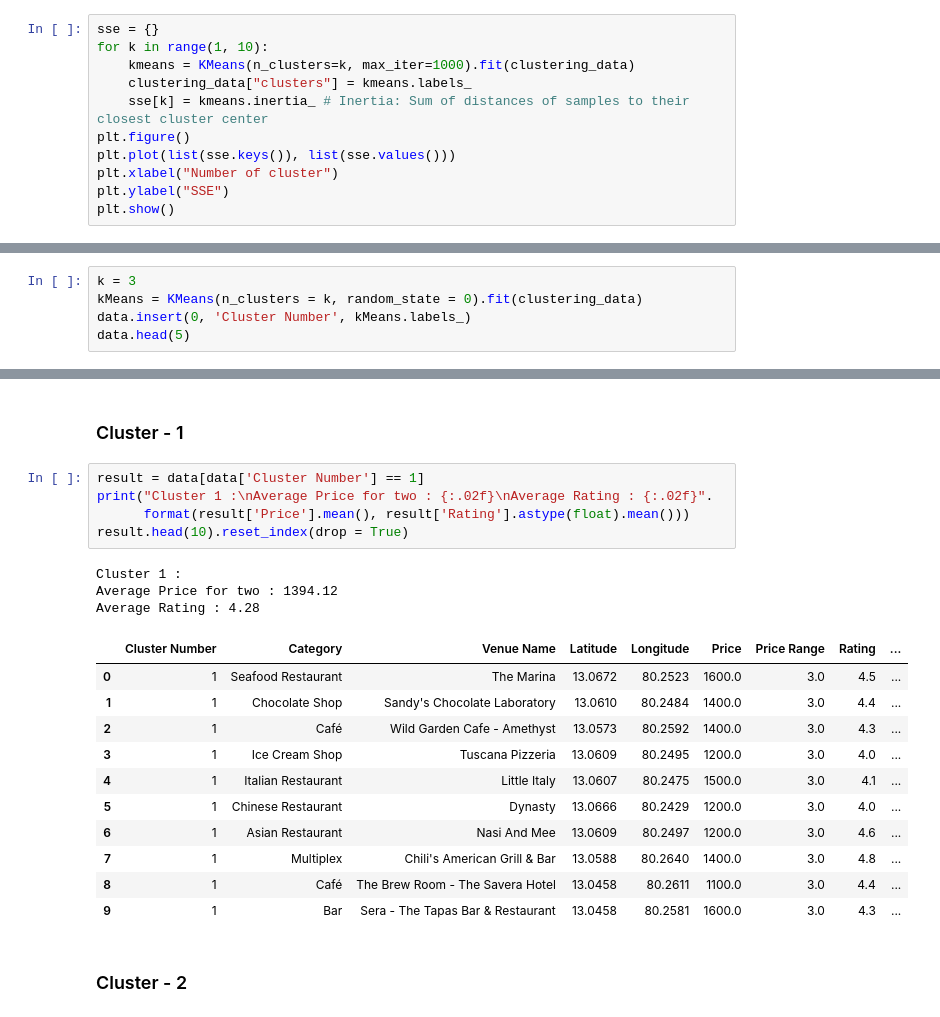
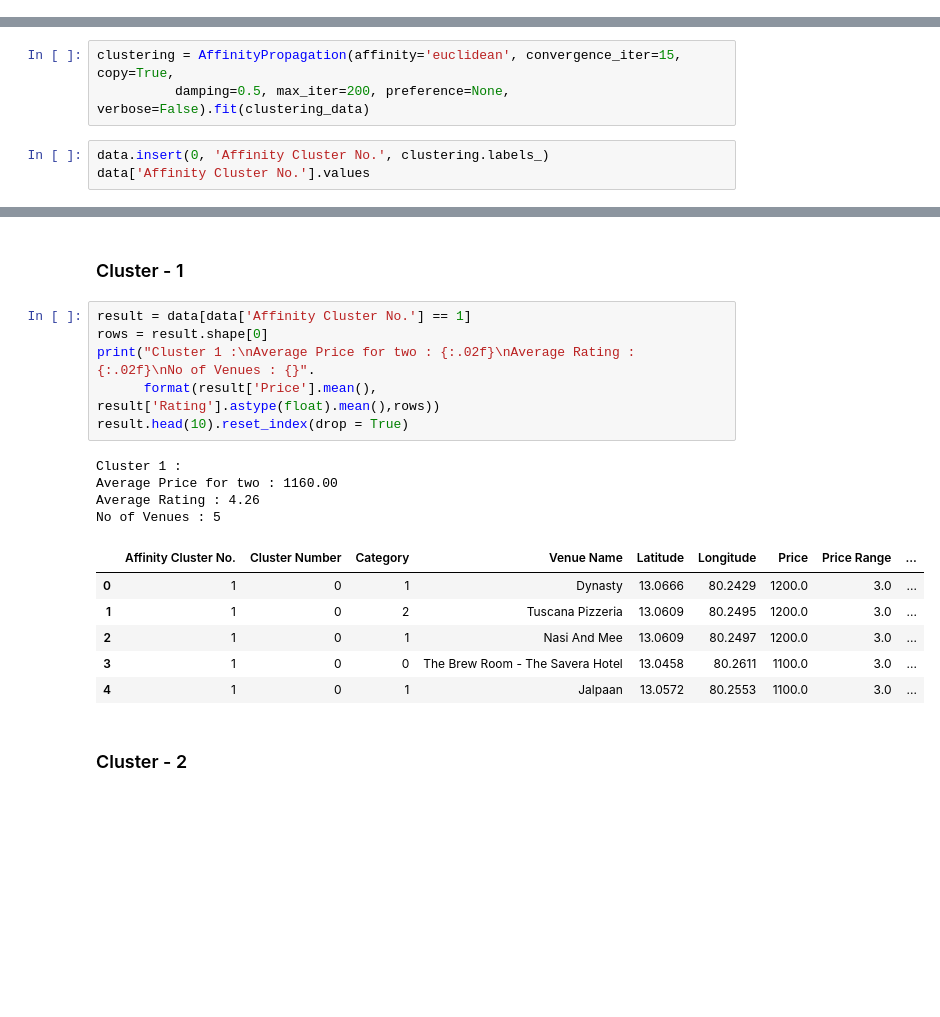
Before and after one commit to tusharraju7/IBMDataScience-CapstoneProject, a Jupyter notebook: ExploringChennai.ipynb, the cells around one changed output, grey strips where cells are left out. Cells and saved outputs as stored; diff of their text form; blank space fills up the shorter version.

```diff
--- a/ExploringChennai.ipynb
+++ b/ExploringChennai.ipynb
@@ -466,11 +482,0 @@ Now **to find the best K-value for clustering** we use the **elbow method**.
-# %%
-sse = {}
-for k in range(1, 10):
-    kmeans = KMeans(n_clusters=k, max_iter=1000).fit(clustering_data)
-    clustering_data["clusters"] = kmeans.labels_
-    sse[k] = kmeans.inertia_ # Inertia: Sum of distances of samples to their closest cluster center
-plt.figure()
-plt.plot(list(sse.keys()), list(sse.values()))
-plt.xlabel("Number of cluster")
-plt.ylabel("SSE")
-plt.show()
@@ -483,5 +488,0 @@ Now we **fit the data to the KMeans model and run the clustering algorithm.**
-# %%
-k = 3
-kMeans = KMeans(n_clusters = k, random_state = 0).fit(clustering_data)
-data.insert(0, 'Cluster Number', kMeans.labels_)
-data.head(5)
@@ -494,0 +489,6 @@ data.head(5)
+# %%
+clustering = AffinityPropagation(affinity='euclidean', convergence_iter=15, copy=True,
+          damping=0.5, max_iter=200, preference=None, verbose=False).fit(clustering_data)
+# %%
+data.insert(0, 'Affinity Cluster No.', clustering.labels_)
+data['Affinity Cluster No.'].values
@@ -553,25 +551,22 @@ Average Rating : 3.94
 # %% [markdown]
 ### Cluster - 1
 # %%
-result = data[data['Cluster Number'] == 1]
-print("Cluster 1 :\nAverage Price for two : {:.02f}\nAverage Rating : {:.02f}".
-      format(result['Price'].mean(), result['Rating'].astype(float).mean()))
+result = data[data['Affinity Cluster No.'] == 1]
+rows = result.shape[0]
+print("Cluster 1 :\nAverage Price for two : {:.02f}\nAverage Rating : {:.02f}\nNo of Venues : {}".
+      format(result['Price'].mean(), result['Rating'].astype(float).mean(),rows))
 result.head(10).reset_index(drop = True)
 # %% [output]
 Cluster 1 :
-Average Price for two : 1394.12
-Average Rating : 4.28
+Average Price for two : 1160.00
+Average Rating : 4.26
+No of Venues : 5
-|  | Cluster Number | Category | Venue Name | Latitude | Longitude | Price | Price Range | Rating | ... |
-| 0 | 1 | Seafood Restaurant | The Marina | 13.0672 | 80.2523 | 1600.0 | 3.0 | 4.5 | ... |
-| 1 | 1 | Chocolate Shop | Sandy's Chocolate Laboratory | 13.0610 | 80.2484 | 1400.0 | 3.0 | 4.4 | ... |
-| 2 | 1 | Café | Wild Garden Cafe - Amethyst | 13.0573 | 80.2592 | 1400.0 | 3.0 | 4.3 | ... |
-| 3 | 1 | Ice Cream Shop | Tuscana Pizzeria | 13.0609 | 80.2495 | 1200.0 | 3.0 | 4.0 | ... |
-| 4 | 1 | Italian Restaurant | Little Italy | 13.0607 | 80.2475 | 1500.0 | 3.0 | 4.1 | ... |
-| 5 | 1 | Chinese Restaurant | Dynasty | 13.0666 | 80.2429 | 1200.0 | 3.0 | 4.0 | ... |
-| 6 | 1 | Asian Restaurant | Nasi And Mee | 13.0609 | 80.2497 | 1200.0 | 3.0 | 4.6 | ... |
-| 7 | 1 | Multiplex | Chili's American Grill & Bar | 13.0588 | 80.2640 | 1400.0 | 3.0 | 4.8 | ... |
-| 8 | 1 | Café | The Brew Room - The Savera Hotel | 13.0458 | 80.2611 | 1100.0 | 3.0 | 4.4 | ... |
-| 9 | 1 | Bar | Sera - The Tapas Bar & Restaurant | 13.0458 | 80.2581 | 1600.0 | 3.0 | 4.3 | ... |
+|  | Affinity Cluster No. | Cluster Number | Category | Venue Name | Latitude | Longitude | Price | Price Range | ... |
+| 0 | 1 | 0 | 1 | Dynasty | 13.0666 | 80.2429 | 1200.0 | 3.0 | ... |
+| 1 | 1 | 0 | 2 | Tuscana Pizzeria | 13.0609 | 80.2495 | 1200.0 | 3.0 | ... |
+| 2 | 1 | 0 | 1 | Nasi And Mee | 13.0609 | 80.2497 | 1200.0 | 3.0 | ... |
+| 3 | 1 | 0 | 0 | The Brew Room - The Savera Hotel | 13.0458 | 80.2611 | 1100.0 | 3.0 | ... |
+| 4 | 1 | 0 | 1 | Jalpaan | 13.0572 | 80.2553 | 1100.0 | 3.0 | ... |
 # %% [markdown]
 ### Cluster - 2
 # %%
```
Also changed, not shown: parts of 39 cells of this notebook.
